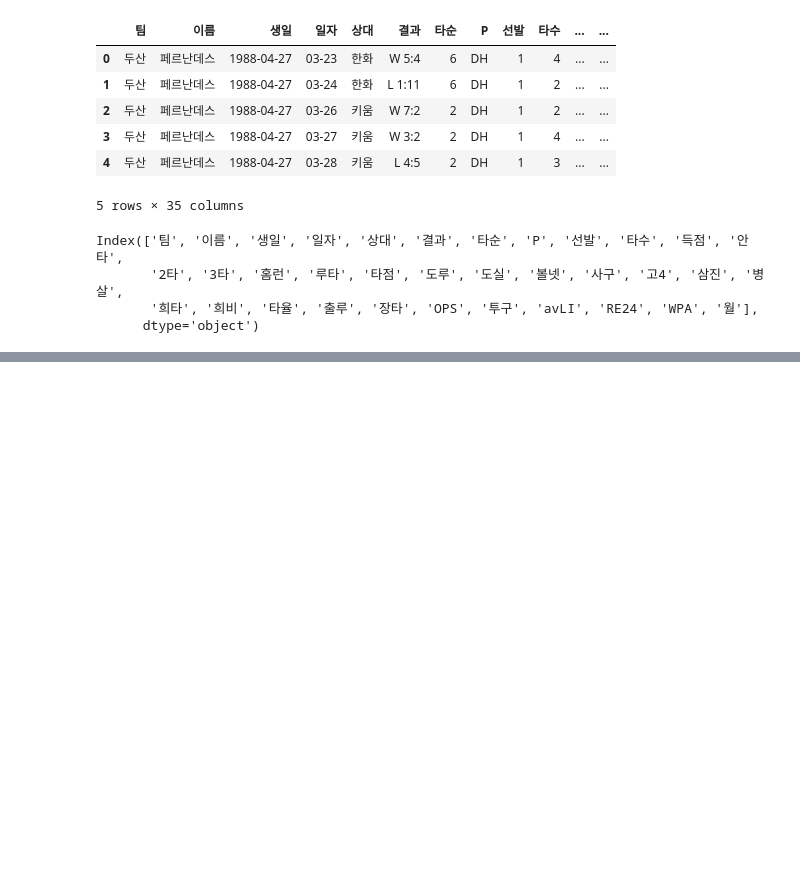
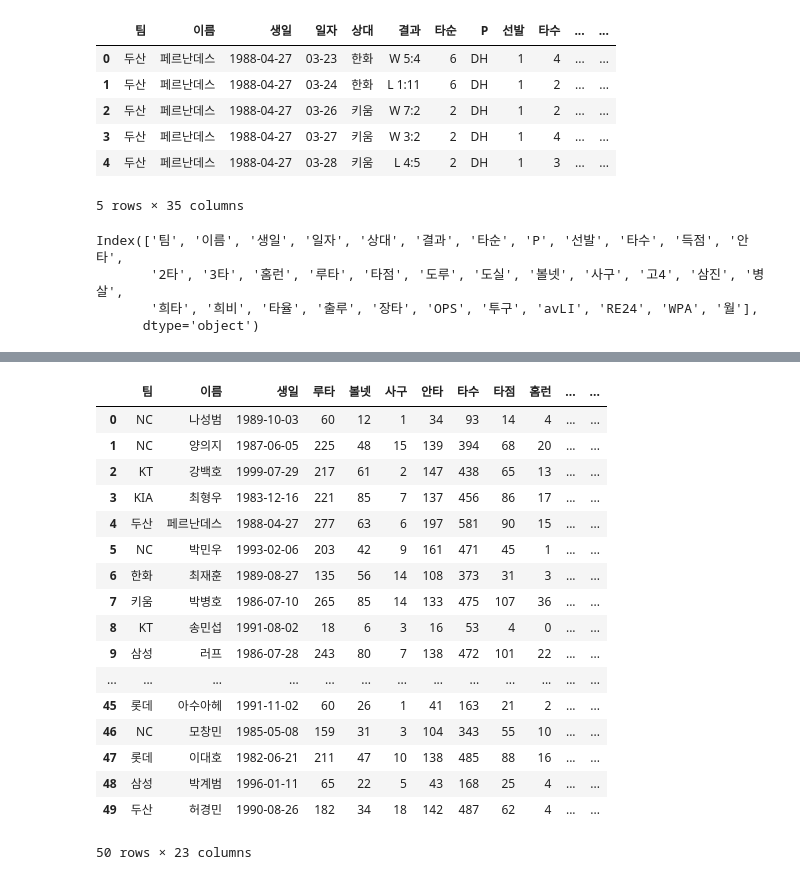
Before and after one commit to psuny1116/Project_by_lecture, a Jupyter notebook: Baseball analysis.ipynb, the cells around one changed output, grey strips where cells are left out. Drawn from its saved outputs; the diff is of its cells as text; code cells hidden in the pictures; blank space fills up the shorter version.

```diff
--- a/Baseball analysis.ipynb
+++ b/Baseball analysis.ipynb
@@ -276,0 +357,7 @@ columns_select = []
+# %%
+# 월별 출루율 정리
+
+month_pivot = player_month_stat.pivot_table(index = ['팀', '이름', '생일'],
+                                           columns = '월',
+                                           values = '출루율')
+month_pivot
@@ -276,0 +379,5 @@ columns_select = []
+# %%
+# 인덱스를 다시 칼럼으로 되돌리기
+
+month_pivot = month_pivot.reset_index()
+month_pivot
@@ -276,0 +402,6 @@ columns_select = []
+# %%
+# 시즌별 타자 실적 데이터 불러오기
+
+path = './player_stat.csv'
+player_stat = pd.read_csv(path, encoding = 'cp949')
+player_stat.head(20)
@@ -276,0 +426,7 @@ columns_select = []
+# %%
+# 불러온 시즌 기록과 월별 출루율 데이터 병합
+# left_on, right_on 작성시 [] 안에 들어가는 칼럼이 두개 모두 동일한 경우에는 on = [] 이렇게 써도 됨
+
+df = pd.merge(player_stat, month_pivot, how = 'left', left_on = ['팀', '이름', '생일'], right_on = ['팀', '이름', '생일'])
+# df = pd.merge(player_stat, month_pivot, how = 'left', on = ['팀', '이름', '생일'])
+df.head(10)
@@ -276,0 +446,24 @@ columns_select = []
+# %%
+# 출루율 실적을 기준으로 정렬하고 출루율 상위 50 데이터 가져오기
+
+df_sort = df.sort_values(by = '출루율', ascending = False).head(50)
+df_sort
+# %% [output]
+|  | 팀 | 이름 | 생일 | 루타 | 볼넷 | 사구 | 안타 | 타수 | 타점 | 홈런 | ... | ... |
+| 0 | NC | 나성범 | 1989-10-03 | 60 | 12 | 1 | 34 | 93 | 14 | 4 | ... | ... |
+| 1 | NC | 양의지 | 1987-06-05 | 225 | 48 | 15 | 139 | 394 | 68 | 20 | ... | ... |
+| 2 | KT | 강백호 | 1999-07-29 | 217 | 61 | 2 | 147 | 438 | 65 | 13 | ... | ... |
+| 3 | KIA | 최형우 | 1983-12-16 | 221 | 85 | 7 | 137 | 456 | 86 | 17 | ... | ... |
+| 4 | 두산 | 페르난데스 | 1988-04-27 | 277 | 63 | 6 | 197 | 581 | 90 | 15 | ... | ... |
+| 5 | NC | 박민우 | 1993-02-06 | 203 | 42 | 9 | 161 | 471 | 45 | 1 | ... | ... |
+| 6 | 한화 | 최재훈 | 1989-08-27 | 135 | 56 | 14 | 108 | 373 | 31 | 3 | ... | ... |
+| 7 | 키움 | 박병호 | 1986-07-10 | 265 | 85 | 14 | 133 | 475 | 107 | 36 | ... | ... |
+| 8 | KT | 송민섭 | 1991-08-02 | 18 | 6 | 3 | 16 | 53 | 4 | 0 | ... | ... |
+| 9 | 삼성 | 러프 | 1986-07-28 | 243 | 80 | 7 | 138 | 472 | 101 | 22 | ... | ... |
+| ... | ... | ... | ... | ... | ... | ... | ... | ... | ... | ... | ... | ... |
+| 45 | 롯데 | 아수아헤 | 1991-11-02 | 60 | 26 | 1 | 41 | 163 | 21 | 2 | ... | ... |
+| 46 | NC | 모창민 | 1985-05-08 | 159 | 31 | 3 | 104 | 343 | 55 | 10 | ... | ... |
+| 47 | 롯데 | 이대호 | 1982-06-21 | 211 | 47 | 10 | 138 | 485 | 88 | 16 | ... | ... |
+| 48 | 삼성 | 박계범 | 1996-01-11 | 65 | 22 | 5 | 43 | 168 | 25 | 4 | ... | ... |
+| 49 | 두산 | 허경민 | 1990-08-26 | 182 | 34 | 18 | 142 | 487 | 62 | 4 | ... | ... |
+50 rows × 23 columns
```
Also changed, not shown: parts of 17 cells of this notebook.
